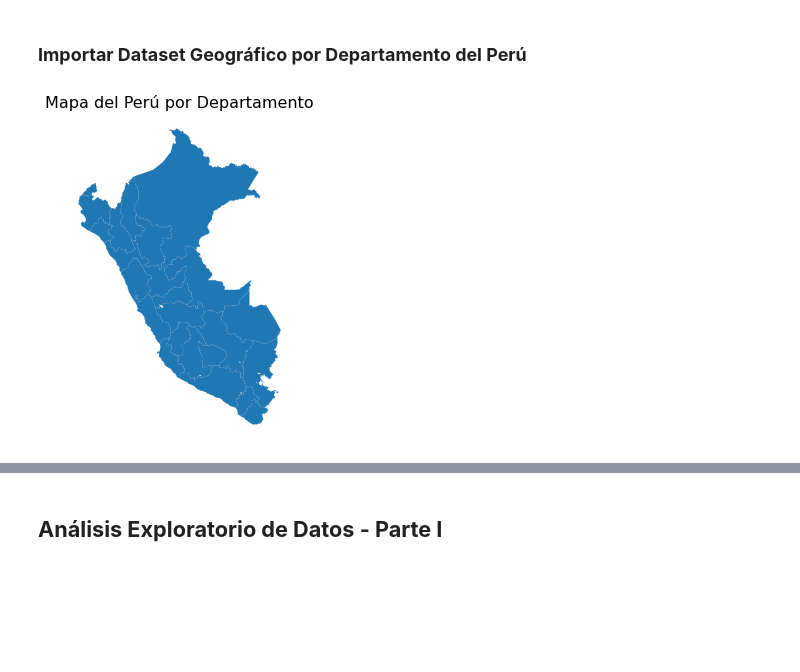
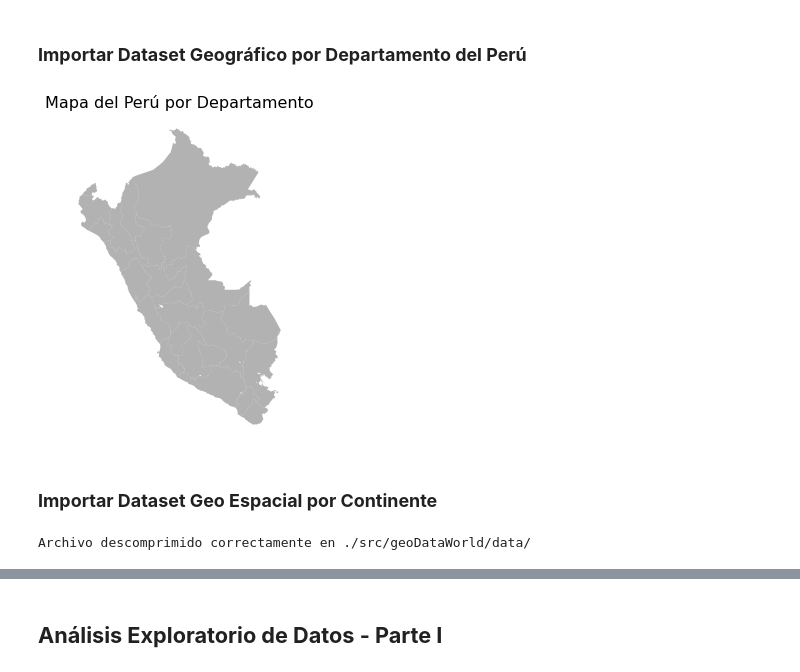
Before and after one commit to SebastianUrdaneguiBisalaya/Analisis-Donantes-RENIEC, a Jupyter notebook: analisis.ipynb, the cells around one changed output, grey strips where cells are left out. Drawn from its saved outputs; the diff is of its cells as text; code cells hidden in the pictures; blank space fills up the shorter version.

```diff
--- a/analisis.ipynb
+++ b/analisis.ipynb
@@ -34,24 +37,40 @@ data.head()
 # %%
 geodata = gpd.read_file('./src/geoData/DEPARTAMENTOS.shp')
 fig, ax = plt.subplots(figsize = (8,6))
-geodata.plot(ax = ax)
+geodata.plot(ax = ax, color = 'gray', alpha = 0.6)
 for i in ['bottom', 'left']:
     ax.spines[i].set_color('white')
     ax.spines[i].set_linewidth(1.5)
 right_side = ax.spines["right"]
 right_side.set_visible(False)
 top_side = ax.spines["top"]
 top_side.set_visible(False)
 ax.set_axisbelow(True)
 ax.grid(color='gray', linewidth=1, axis='y', alpha=0.4)
 plt.gca().spines['top'].set_visible(False)
 plt.gca().spines['bottom'].set_visible(False)
 plt.gca().spines['left'].set_visible(False)
 plt.gca().spines['right'].set_visible(False)
 plt.tick_params(axis='both', which='both', length=0)
 plt.xticks([])
 plt.yticks([])
 plt.title("Mapa del Perú por Departamento", size = 16)
 plt.show()
 # %% [output]
-[figure, old version]
+[figure, new version]
+# %% [markdown]
+### **Importar Dataset Geo Espacial por Continente**
+# %%
+def descomprimirZip(archivo_zip, directorio_destino):
+    try:
+        with zipfile.ZipFile(archivo_zip, 'r') as zip_ref:
+            zip_ref.extractall(directorio_destino)
+            print(f'Archivo descomprimido correctamente en {directorio_destino}')
+    except zipfile.BadZipFile as e:
+        print(f'Error: No se pudo descomprimir el archivo. No es un archivo .zip válido')
+    except Exception as e:
+        print(f'Error: Ocurrió un error al descomprimir el archivo. {e}')
+
+descomprimirZip("./src/geoDataWorld/continentes.zip", "./src/geoDataWorld/data/")
+# %% [output]
+Archivo descomprimido correctamente en ./src/geoDataWorld/data/
```
Also changed, not shown: parts of 6 cells of this notebook, 9 other files.
